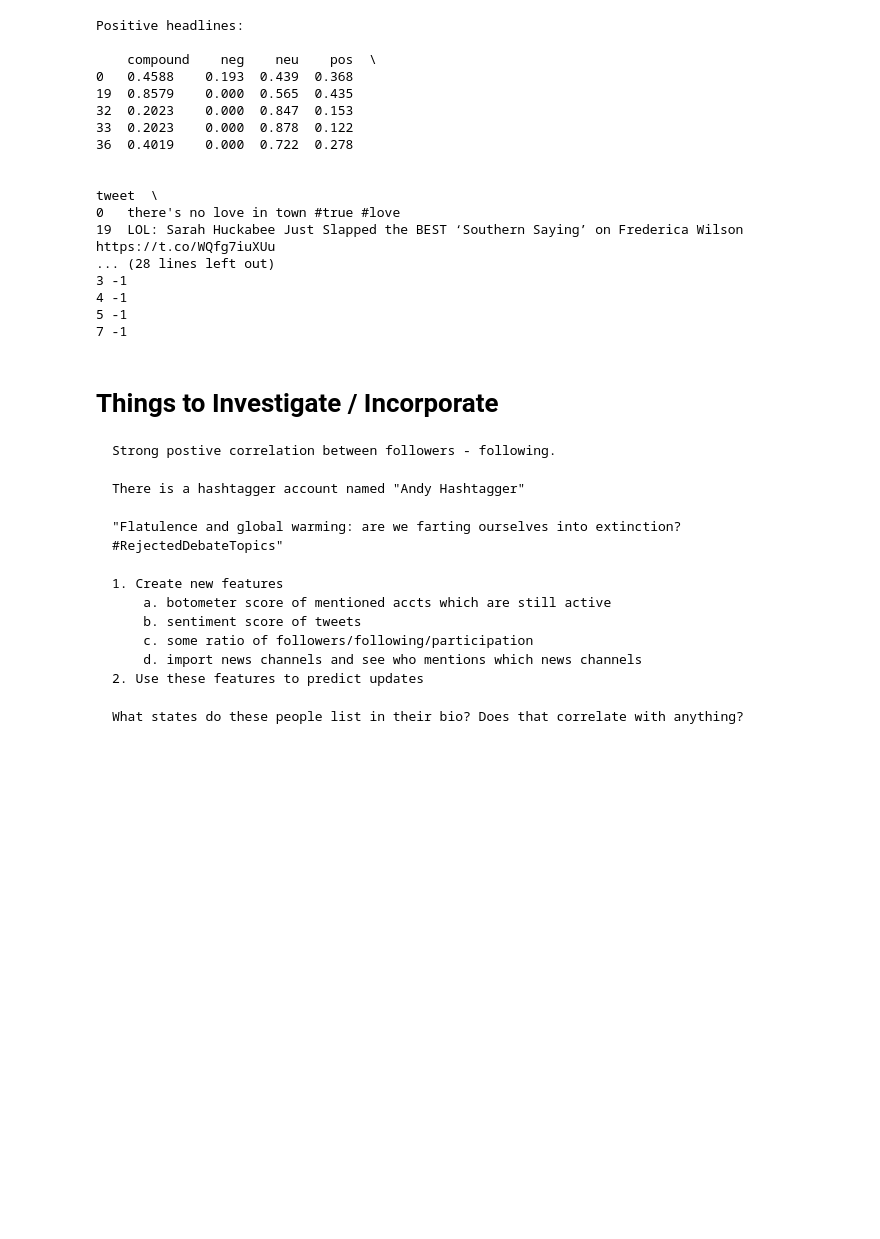
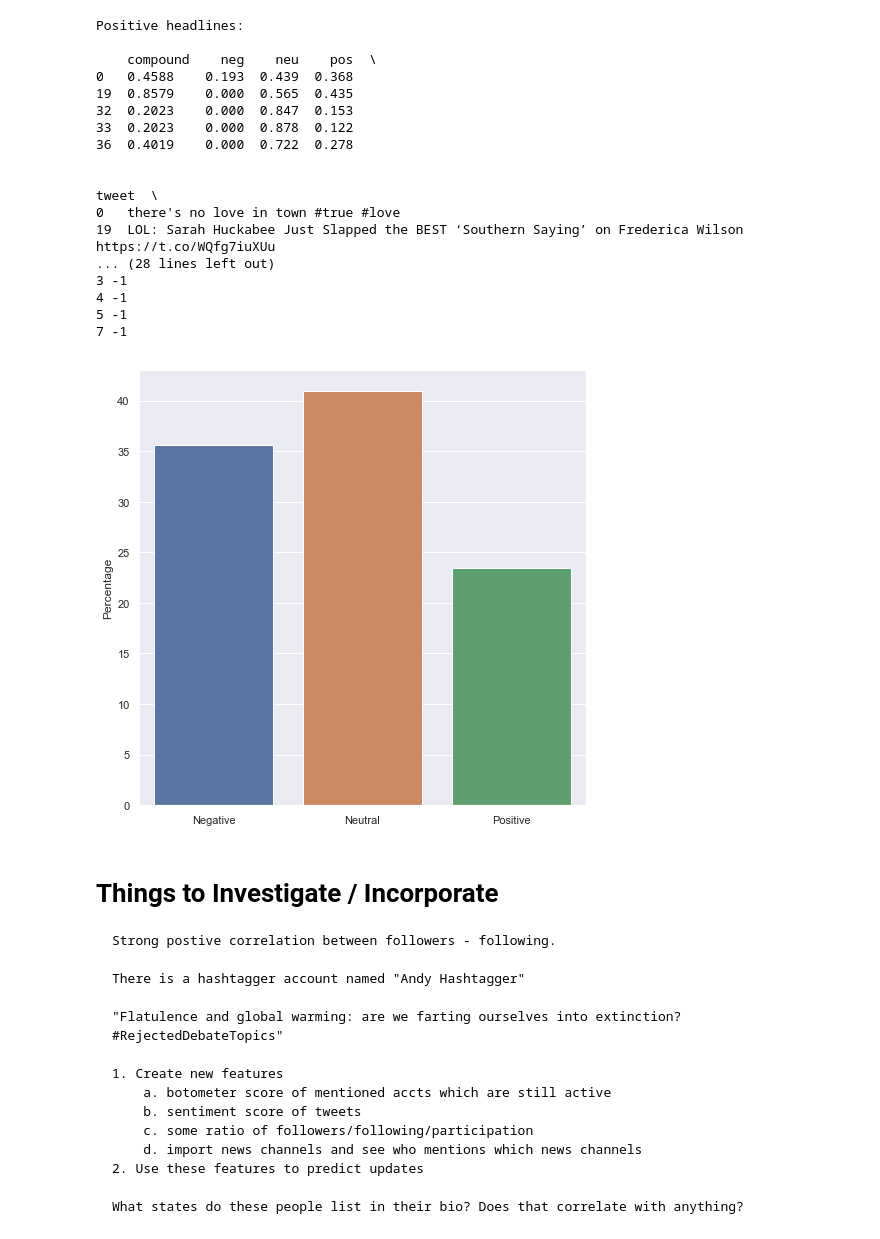
Before and after one commit to joshkraft/kraft_thesis_s19, a Jupyter notebook: Initial Data Exploration.ipynb, the cells around one changed output. Cells and saved outputs as stored; diff of their text form; code cells hidden in the pictures; blank space fills up the shorter version.

```diff
--- a/Initial Data Exploration.ipynb
+++ b/Initial Data Exploration.ipynb
@@ -367,6 +397,19 @@ Positive headlines:
 4 -1
 5 -1
 7 -1
+# %%
+fig, ax = plt.subplots(figsize=(8, 8))
+
+counts = sentiment.label.value_counts(normalize=True) * 100
+
+sns.barplot(x=counts.index, y=counts, ax=ax)
+
+ax.set_xticklabels(['Negative', 'Neutral', 'Positive'])
+ax.set_ylabel("Percentage")
+
+plt.show()
+# %% [output]
+[figure, added]
 # %% [markdown]
 # Things to Investigate / Incorporate
 
```
Also changed, not shown: parts of 11 cells of this notebook.
